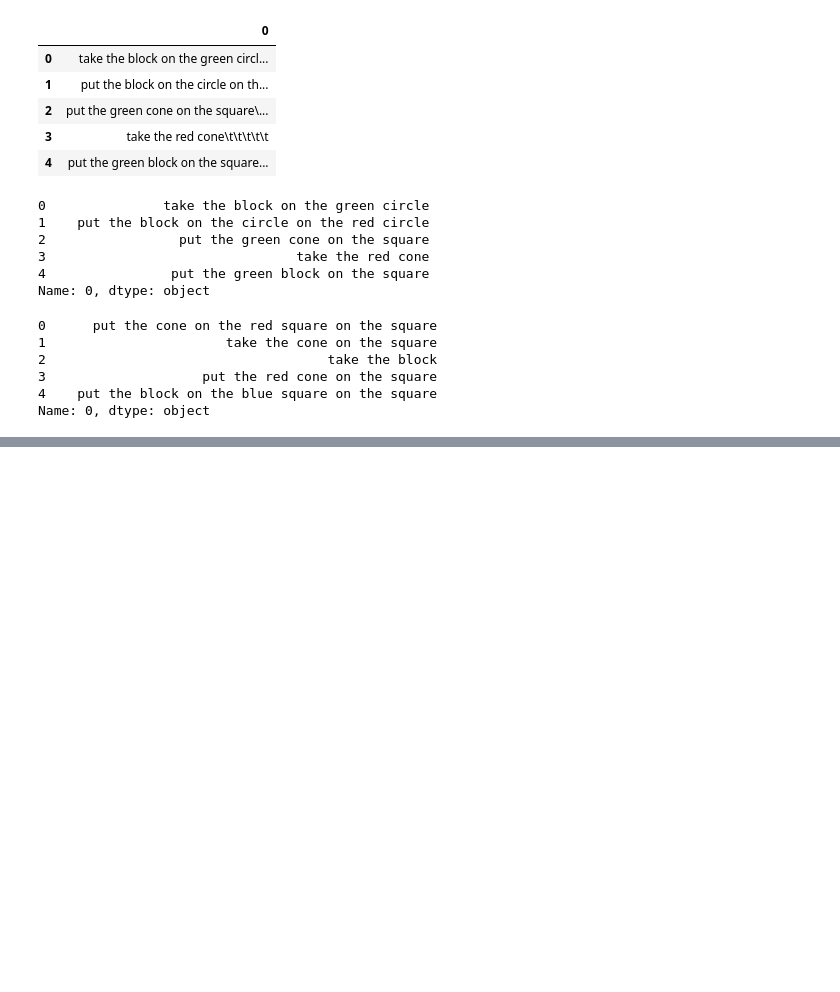
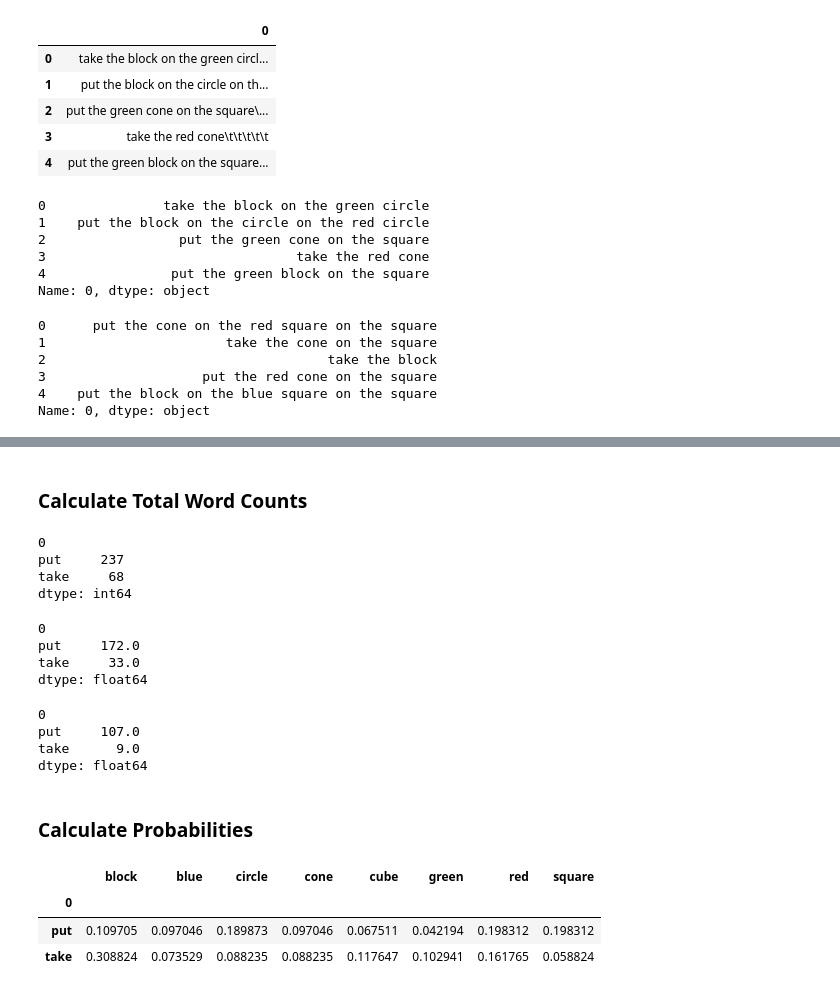
Before and after one commit to ThuwarakeshM/SindhuNLP, a Jupyter notebook: src/Analysis.ipynb, the cells around one changed output, grey strips where cells are left out. Saved outputs shown, nothing was run; the diff lists cells and outputs as text; code cells hidden in the pictures; blank space fills up the shorter version.

```diff
--- a/src/Analysis.ipynb
+++ b/src/Analysis.ipynb
@@ -60,0 +123,38 @@ x_test = test.map(lambda x: x.split()[1:])
+# %% [markdown]
+### Calculate Total Word Counts
+# %%
+# Unigram total counts
+unigram_total_wcount = unigram_wcounts.sum(axis=1)
+unigram_total_wcount
+# %% [output]
+0
+put     237
+take     68
+dtype: int64
+# %%
+# Bigram total counts
+bigram_total_wcount = bigram_wcounts.sum(axis=1)
+bigram_total_wcount
+# %% [output]
+0
+put     172.0
+take     33.0
+dtype: float64
+# %%
+# Trigram total counts
+trigram_total_wcount = trigram_wcounts.sum(axis=1)
+trigram_total_wcount
+# %% [output]
+0
+put     107.0
+take      9.0
+dtype: float64
+# %% [markdown]
+### Calculate Probabilities
+# %%
+unigram_wcounts.div(unigram_total_wcount, axis=0)
+# %% [output]
+|  | block | blue | circle | cone | cube | green | red | square |
+| 0 |  |  |  |  |  |  |  |  |
+| put | 0.109705 | 0.097046 | 0.189873 | 0.097046 | 0.067511 | 0.042194 | 0.198312 | 0.198312 |
+| take | 0.308824 | 0.073529 | 0.088235 | 0.088235 | 0.117647 | 0.102941 | 0.161765 | 0.058824 |
```
Also changed, not shown: parts of 17 cells of this notebook.
